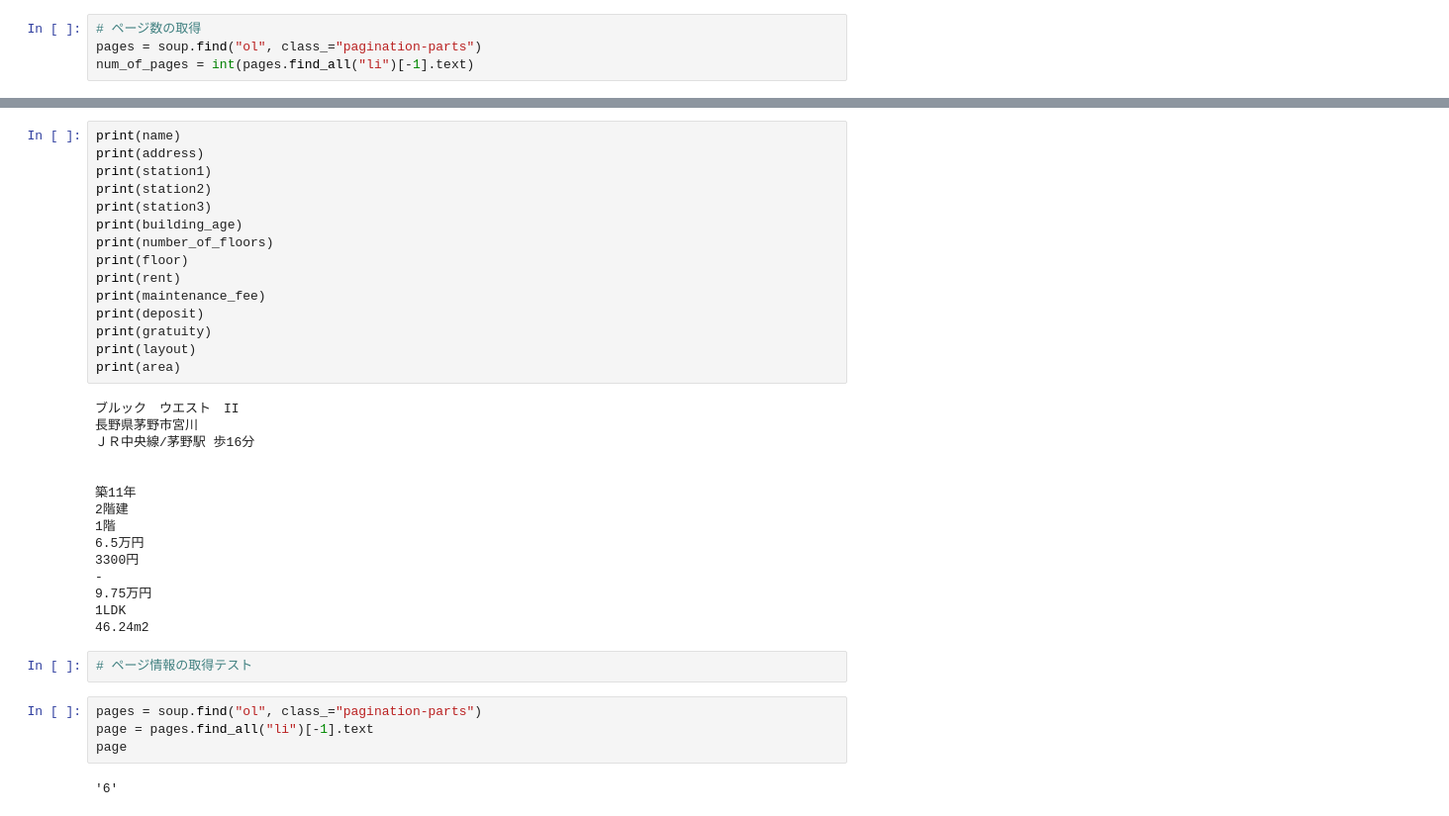
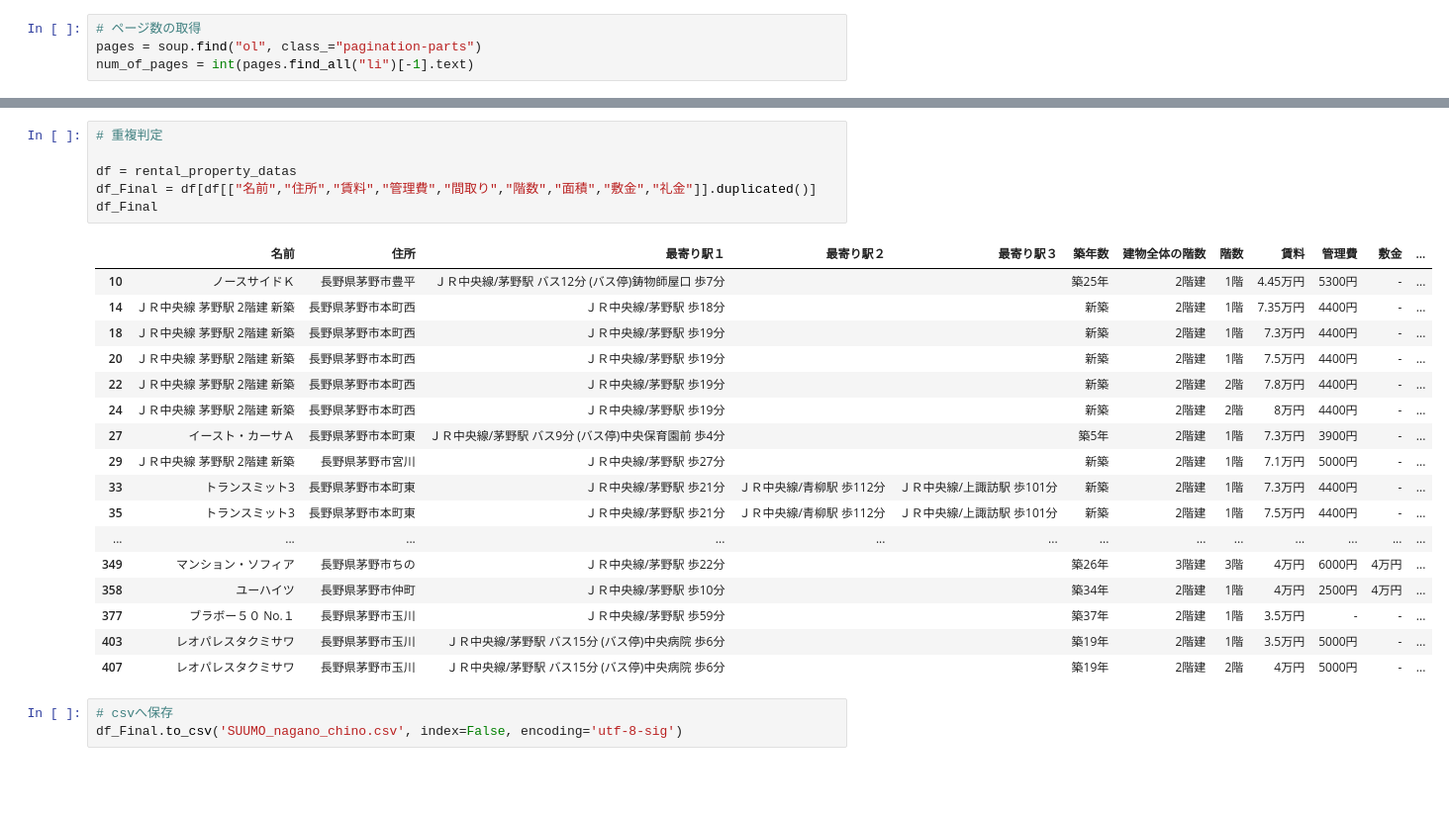
Before and after one commit to N-Hiro0123/tech0_step3-1, a Jupyter notebook: scraping_suumo.ipynb, the cells around one changed output, grey strips where cells are left out. Shown: that part at 99% size. Drawn from its saved outputs; the diff is of its cells as text; blank space fills up the shorter version.

```diff
--- a/scraping_suumo.ipynb
+++ b/scraping_suumo.ipynb
@@ -129,38 +91,27 @@ rental_property_datas
-# %%
-print(name)
-print(address)
-print(station1)
-print(station2)
-print(station3)
-print(building_age)
-print(number_of_floors)
-print(floor)
-print(rent)
-print(maintenance_fee)
-print(deposit)
-print(gratuity)
-print(layout)
-print(area)
-# %% [output]
-ブルック　ウエスト　II
-長野県茅野市宮川
-ＪＲ中央線/茅野駅 歩16分
-
-
-築11年
-2階建
-1階
-6.5万円
-3300円
--
-9.75万円
-1LDK
-46.24m2
-# %%
-# ページ情報の取得テスト
-# %%
-pages = soup.find("ol", class_="pagination-parts")
-page = pages.find_all("li")[-1].text
-page
-# %% [output]
-'6'
+# %%
+# 重複判定
+
+df = rental_property_datas
+df_Final = df[df[["名前","住所","賃料","管理費","間取り","階数","面積","敷金","礼金"]].duplicated()]
+df_Final
+# %% [output]
+|  | 名前 | 住所 | 最寄り駅１ | 最寄り駅２ | 最寄り駅３ | 築年数 | 建物全体の階数 | 階数 | 賃料 | 管理費 | 敷金 | ... |
+| 10 | ノースサイドＫ | 長野県茅野市豊平 | ＪＲ中央線/茅野駅 バス12分 (バス停)鋳物師屋口 歩7分 |  |  | 築25年 | 2階建 | 1階 | 4.45万円 | 5300円 | - | ... |
+| 14 | ＪＲ中央線 茅野駅 2階建 新築 | 長野県茅野市本町西 | ＪＲ中央線/茅野駅 歩18分 |  |  | 新築 | 2階建 | 1階 | 7.35万円 | 4400円 | - | ... |
+| 18 | ＪＲ中央線 茅野駅 2階建 新築 | 長野県茅野市本町西 | ＪＲ中央線/茅野駅 歩19分 |  |  | 新築 | 2階建 | 1階 | 7.3万円 | 4400円 | - | ... |
+| 20 | ＪＲ中央線 茅野駅 2階建 新築 | 長野県茅野市本町西 | ＪＲ中央線/茅野駅 歩19分 |  |  | 新築 | 2階建 | 1階 | 7.5万円 | 4400円 | - | ... |
+| 22 | ＪＲ中央線 茅野駅 2階建 新築 | 長野県茅野市本町西 | ＪＲ中央線/茅野駅 歩19分 |  |  | 新築 | 2階建 | 2階 | 7.8万円 | 4400円 | - | ... |
+| 24 | ＪＲ中央線 茅野駅 2階建 新築 | 長野県茅野市本町西 | ＪＲ中央線/茅野駅 歩19分 |  |  | 新築 | 2階建 | 2階 | 8万円 | 4400円 | - | ... |
+| 27 | イースト・カーサＡ | 長野県茅野市本町東 | ＪＲ中央線/茅野駅 バス9分 (バス停)中央保育園前 歩4分 |  |  | 築5年 | 2階建 | 1階 | 7.3万円 | 3900円 | - | ... |
+| 29 | ＪＲ中央線 茅野駅 2階建 新築 | 長野県茅野市宮川 | ＪＲ中央線/茅野駅 歩27分 |  |  | 新築 | 2階建 | 1階 | 7.1万円 | 5000円 | - | ... |
+| 33 | トランスミット3 | 長野県茅野市本町東 | ＪＲ中央線/茅野駅 歩21分 | ＪＲ中央線/青柳駅 歩112分 | ＪＲ中央線/上諏訪駅 歩101分 | 新築 | 2階建 | 1階 | 7.3万円 | 4400円 | - | ... |
+| 35 | トランスミット3 | 長野県茅野市本町東 | ＪＲ中央線/茅野駅 歩21分 | ＪＲ中央線/青柳駅 歩112分 | ＪＲ中央線/上諏訪駅 歩101分 | 新築 | 2階建 | 1階 | 7.5万円 | 4400円 | - | ... |
+| ... | ... | ... | ... | ... | ... | ... | ... | ... | ... | ... | ... | ... |
+| 349 | マンション・ソフィア | 長野県茅野市ちの | ＪＲ中央線/茅野駅 歩22分 |  |  | 築26年 | 3階建 | 3階 | 4万円 | 6000円 | 4万円 | ... |
+| 358 | ユーハイツ | 長野県茅野市仲町 | ＪＲ中央線/茅野駅 歩10分 |  |  | 築34年 | 2階建 | 1階 | 4万円 | 2500円 | 4万円 | ... |
+| 377 | ブラボー５０ No.１ | 長野県茅野市玉川 | ＪＲ中央線/茅野駅 歩59分 |  |  | 築37年 | 2階建 | 1階 | 3.5万円 | - | - | ... |
+| 403 | レオパレスタクミサワ | 長野県茅野市玉川 | ＪＲ中央線/茅野駅 バス15分 (バス停)中央病院 歩6分 |  |  | 築19年 | 2階建 | 1階 | 3.5万円 | 5000円 | - | ... |
+| 407 | レオパレスタクミサワ | 長野県茅野市玉川 | ＪＲ中央線/茅野駅 バス15分 (バス停)中央病院 歩6分 |  |  | 築19年 | 2階建 | 2階 | 4万円 | 5000円 | - | ... |
+# %%
+# csvへ保存
+df_Final.to_csv('SUUMO_nagano_chino.csv', index=False, encoding='utf-8-sig')
```
Also changed, not shown: parts of 5 cells of this notebook.
